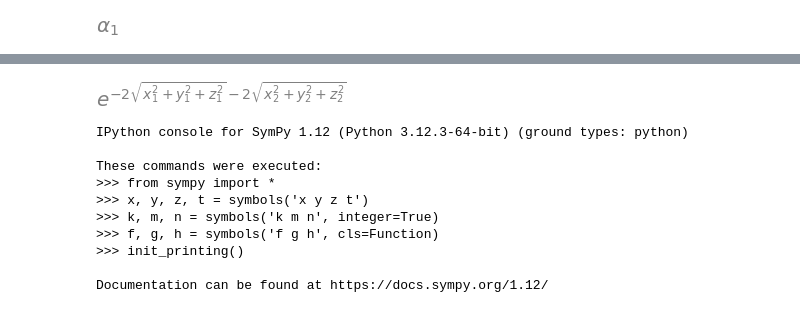
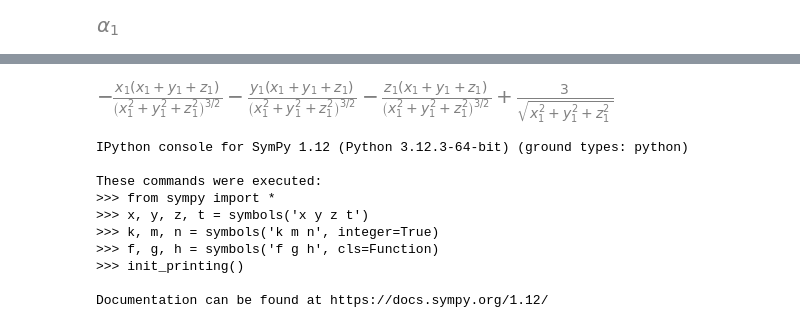
Before and after one commit to Parvfect/QVMC, a Jupyter notebook: helium_analytical.ipynb, the cells around one changed output, grey strips where cells are left out. Drawn from its saved outputs; the diff is of its cells as text; code cells hidden in the pictures.

```diff
--- a/helium_analytical.ipynb
+++ b/helium_analytical.ipynb
@@ -128,7 +130,7 @@ H = 1 + alpha2 * (r1_ b+ r2_)*(r12) + alpha3 * (r1_ - r2_) ** 2 - alpha4 * r12
-# %%
-G
-# %% [output]
-[figure, removed]
+# %%
+diff((x1 + y1 + z1)/r1_, x1) + diff((x1 + y1 + z1)/r1_, y1) + diff((x1 + y1 + z1)/r1_, z1)
+# %% [output]
+[figure, added]
 # %%
 def gradient_1(exp):
     return simplify(diff(exp, x1) + diff(exp, y1) + diff(exp, z1))
```
Also changed, not shown: parts of 1 cell of this notebook, 1 other file.
